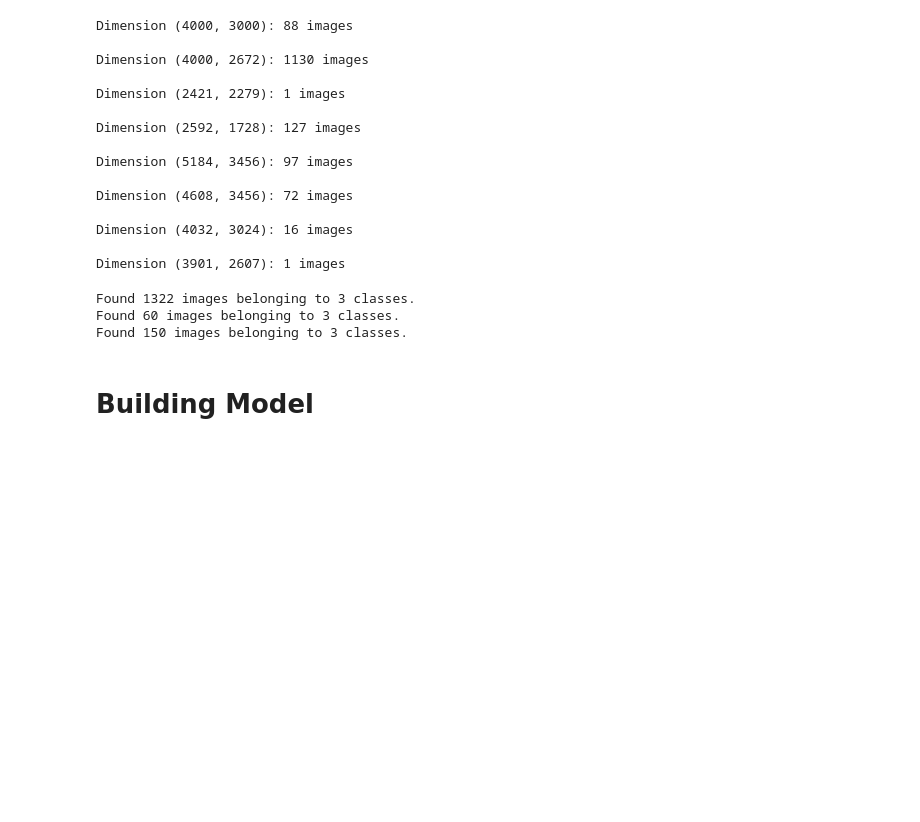
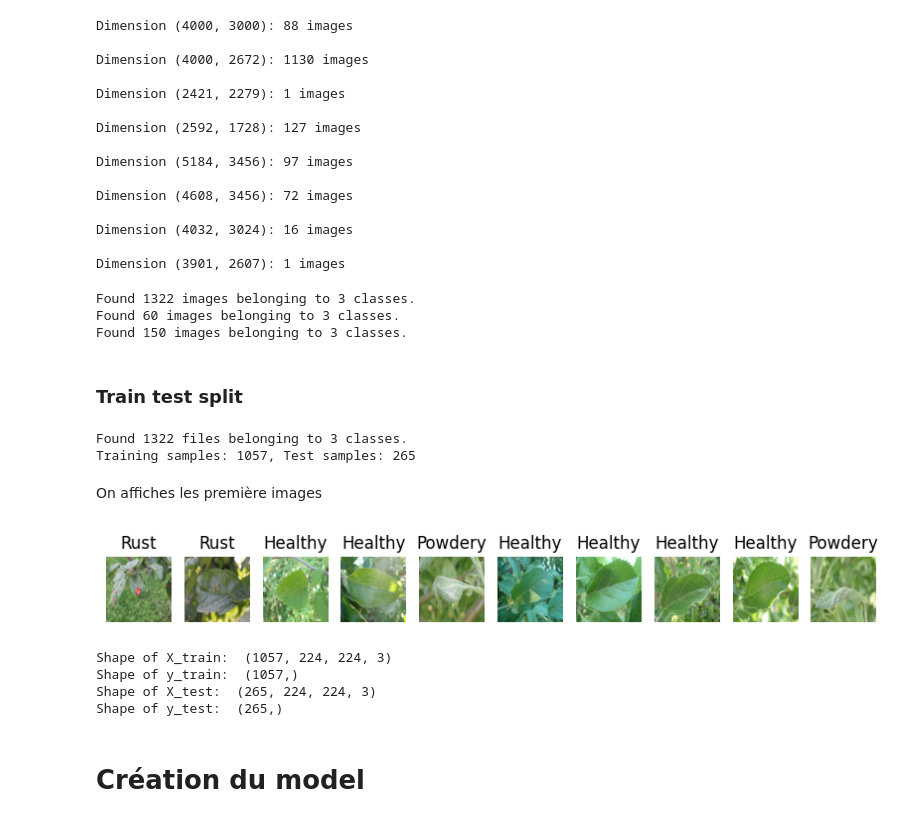
Before and after one commit to leopaul29/Alyra-Jardibot, a Jupyter notebook: projet2/plant_disease_recognition.ipynb, the cells around one changed output. Cells and saved outputs as stored; diff of their text form; code cells hidden in the pictures; blank space fills up the shorter version.

```diff
--- a/projet2/plant_disease_recognition.ipynb
+++ b/projet2/plant_disease_recognition.ipynb
@@ -154,8 +142,82 @@ test_generator = test_datagen.flow_from_directory(
 Found 1322 images belonging to 3 classes.
 Found 60 images belonging to 3 classes.
 Found 150 images belonging to 3 classes.
-# %% [markdown]
-# Building Model
+# %% [markdown]
+### Train test split
+# %%
+
+from sklearn.model_selection import train_test_split
+
+# Define dataset path (update the path to where your dataset is located)
+dataset_dir = './dataset/Train/Train'
+
+# Parameters
+img_size = (224, 224)
+batch_size = 32
+
+# Load dataset from directory
+dataset = tf.keras.preprocessing.image_dataset_from_directory(
+    dataset_dir,
+    image_size=img_size,    # Resize all images to 224x224
+    batch_size=batch_size,  # Batch size
+    label_mode="int",       # Labels as integers
+    shuffle=True            # Shuffle dataset
+)
+
+# Extract images (X) and labels (y) from the dataset
+X, y = zip(*[(images.numpy(), labels.numpy()) for images, labels in dataset])
+X = tf.concat(X, axis=0)  # Combine batches
+y = tf.concat(y, axis=0)  # Combine labels
+
+# Convert TensorFlow tensors to NumPy arrays
+X = X.numpy()
+y = y.numpy()
+
+# Split into training and testing sets (80% train, 20% test)
+X_train, X_test, y_train, y_test = train_test_split(X, y, test_size=0.2, stratify=y, random_state=42)
+
+# Normalize pixel values (0-255 -> 0-1)
+X_train = X_train / 255.0
+X_test = X_test / 255.0
+
+# Output sizes of the datasets
+print(f"Training samples: {X_train.shape[0]}, Test samples: {X_test.shape[0]}")
+# %% [output]
+Found 1322 files belonging to 3 classes.
+Training samples: 1057, Test samples: 265
+# %% [markdown]
+On affiches les première images
+# %%
+import matplotlib.pyplot as plt
+
+# Function to plot the first 5 images and their labels
+def plot_images(X, y, class_names, num_images=5):
+    plt.figure(figsize=(10, 10))
+    for i in range(num_images):
+        ax = plt.subplot(1, num_images, i + 1)
+        plt.imshow(X[i])               # Show image
+        plt.title(class_names[y[i]])   # Display corresponding label
+        plt.axis("off")                # Hide axis
+
+# Assuming class names are the subdirectory names in the dataset
+class_names = dataset.class_names
+
+# Plot the first 5 training images with their labels
+plot_images(X_train, y_train, class_names, num_images=10)
+# %% [output]
+[figure, added]
+# %%
+print("Shape of X_train: ", X_train.shape)
+print("Shape of y_train: ", y_train.shape)
+print("Shape of X_test: ", X_test.shape)
+print("Shape of y_test: ", y_test.shape)
+# %% [output]
+Shape of X_train:  (1057, 224, 224, 3)
+Shape of y_train:  (1057,)
+Shape of X_test:  (265, 224, 224, 3)
+Shape of y_test:  (265,)
+# %% [markdown]
+# Création du model
 # %%
 model = tf.keras.models.Sequential([
     # Convolutional Layer 1
```
Also changed, not shown: parts of 37 cells of this notebook, 6 other files.
